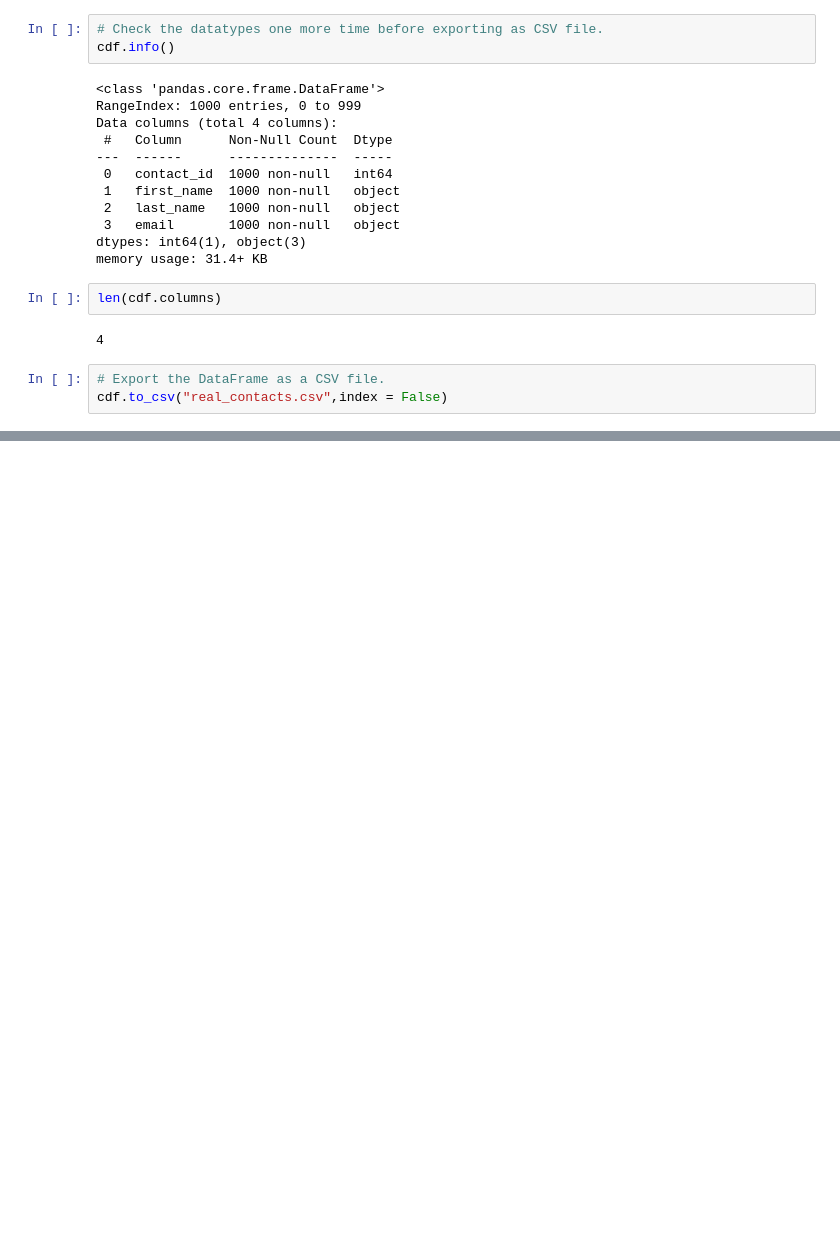
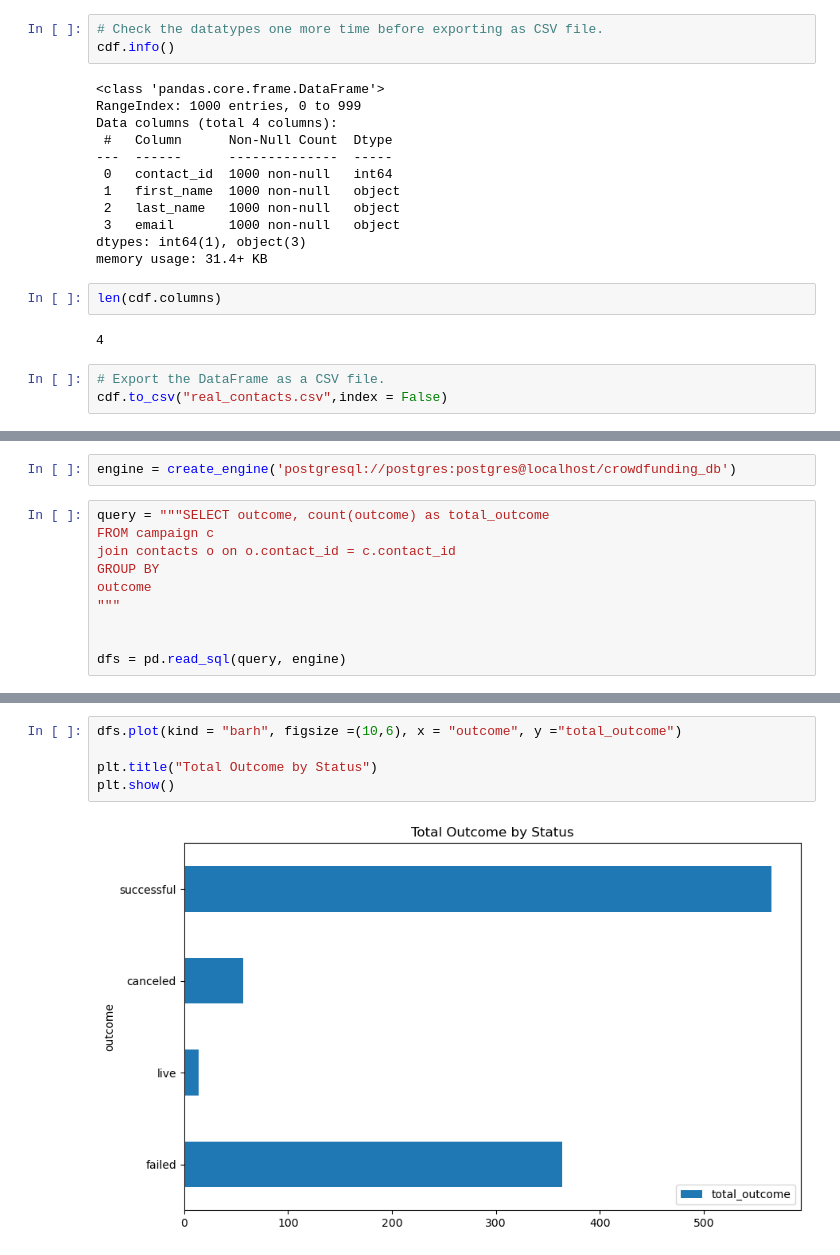
Before and after one commit to DannyPhantom2023/SMU-Project-2-Crowd-Funding, a Jupyter notebook: Final Submission/ETL_Mini_Project_Group_4.ipynb, the cells around one changed output, grey strips where cells are left out. Drawn from its saved outputs; the diff is of its cells as text; blank space fills up the shorter version.

```diff
--- a/Final Submission/ETL_Mini_Project_Group_4.ipynb
+++ b/Final Submission/ETL_Mini_Project_Group_4.ipynb
@@ -850,0 +691,12 @@ memory usage: 31.4+ KB
+# %%
+engine = create_engine('postgresql://postgres:postgres@localhost/crowdfunding_db')
+# %%
+query = """SELECT outcome, count(outcome) as total_outcome
+FROM campaign c
+join contacts o on o.contact_id = c.contact_id
+GROUP BY
+outcome
+"""
+
+
+dfs = pd.read_sql(query, engine)
@@ -850,0 +711,7 @@ memory usage: 31.4+ KB
+# %%
+dfs.plot(kind = "barh", figsize =(10,6), x = "outcome", y ="total_outcome")
+
+plt.title("Total Outcome by Status")
+plt.show()
+# %% [output]
+[figure, added]
```
Also changed, not shown: parts of 20 cells of this notebook, 1 other file.
